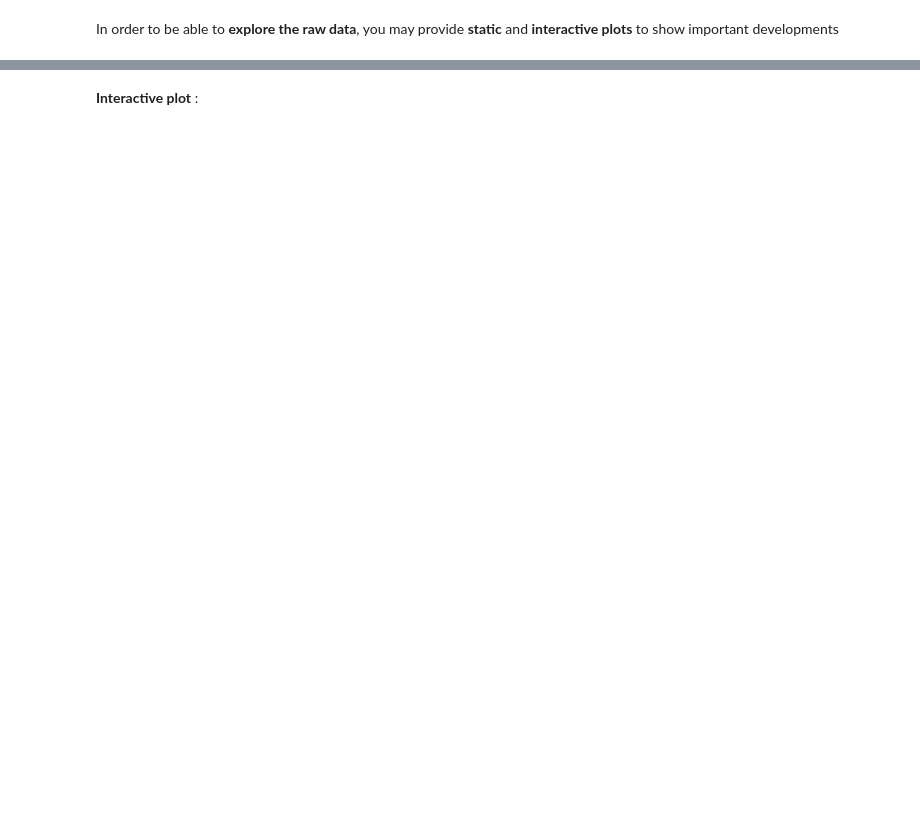
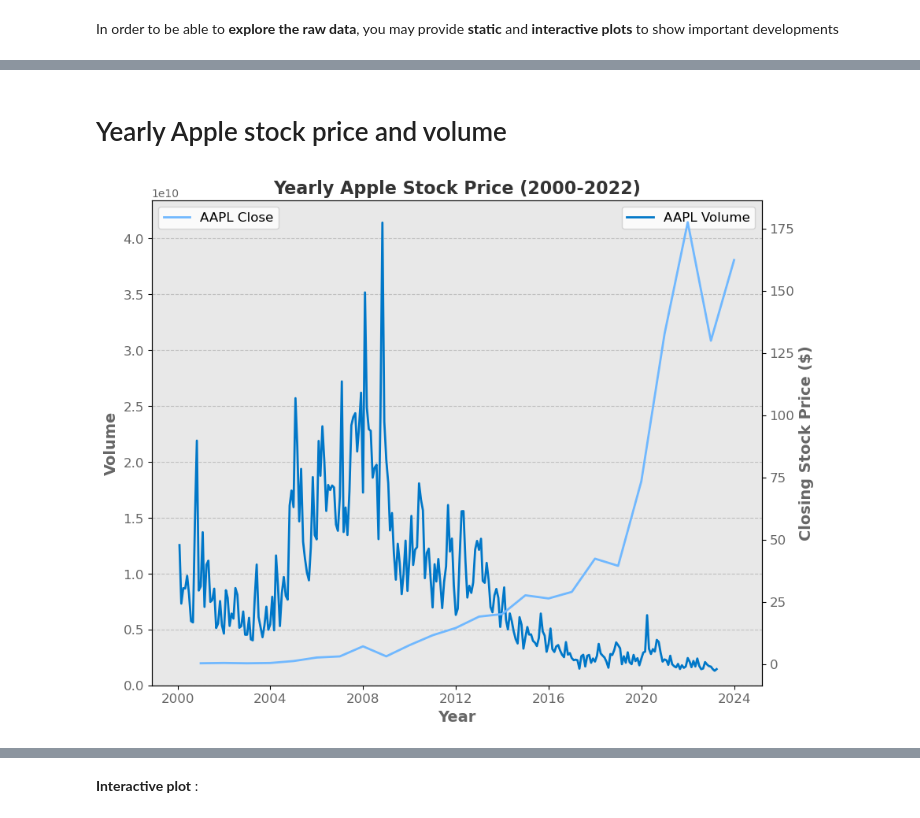
Before and after one commit to NumEconCopenhagen/projects-2023-jc, a Jupyter notebook: dataproject/dataproject.ipynb, the cells around one changed output, grey strips where cells are left out. Drawn from its saved outputs; the diff is of its cells as text; code cells hidden in the pictures; blank space fills up the shorter version.

```diff
--- a/dataproject/dataproject.ipynb
+++ b/dataproject/dataproject.ipynb
@@ -153,0 +231,48 @@ valuta
+# %% [markdown]
+# Yearly Apple stock price and volume
+# %%
+# 6: Making a graph that illustrates the monthly volume on y1 axis and closing price at y2
+# Create a figure and axis object
+fig, ax = plt.subplots(figsize=(10, 8))
+
+AAPL_monthly_volume = AAPL_data['Volume'].resample('M').last() #Not necesaary as data is already monthly data, but just for formality
+
+# Plot the closing price with a line of a different color and thickness
+ax.plot(AAPL_monthly_volume.index, AAPL_monthly_volume.values, color='#0077C8', linewidth=2)
+
+# Create a twin axis for the volume data
+ax2 = ax.twinx()
+
+# Plot the volume as a bar chart on the twin axis
+ax2.plot(AAPL_yearly_close.index, AAPL_yearly_close.values, color='#70B8FF', linewidth=2)
+
+# Set the background color of the plot area
+ax.set_facecolor('#E8E8E8')
+
+# Set the tick label size and color
+ax.tick_params(axis='both', which='major', labelsize=12, labelcolor='#666666')
+ax2.tick_params(axis='both', which='major', labelsize=12, labelcolor='#666666')
+
+# Format the x-axis labels to show only the year
+date_fmt = mdates.DateFormatter('%Y')
+ax.xaxis.set_major_formatter(date_fmt)
+ax2.xaxis.set_major_formatter(date_fmt)
+
+# Set the axis labels and title
+ax.set_xlabel('Year', fontsize=14, fontweight='bold', color='#666666')
+ax2.set_ylabel('Closing Stock Price ($)', fontsize=14, fontweight='bold', color='#666666')
+ax.set_ylabel('Volume', fontsize=14, fontweight='bold', color='#666666')
+ax.set_title('Yearly Apple Stock Price (2000-2022)', fontsize=16, fontweight='bold', color='#333333')
+
+# Add a horizontal grid line and adjust the y-axis limits
+ax.grid(axis='y', linestyle='--', color='#999999', alpha=0.5)
+ax.set_ylim(bottom=0)
+
+# Add a legend to the plot
+ax2.legend(['AAPL Close'], loc='upper left', fontsize=12)
+ax.legend(['AAPL Volume'], loc='upper right', fontsize=12)
+
+# If desired this can be saved in the directory with the code with the code for the previous figure
+plt.show()
+# %% [output]
+[figure, added]
```
Also changed, not shown: parts of 21 cells of this notebook, 1 other file.
